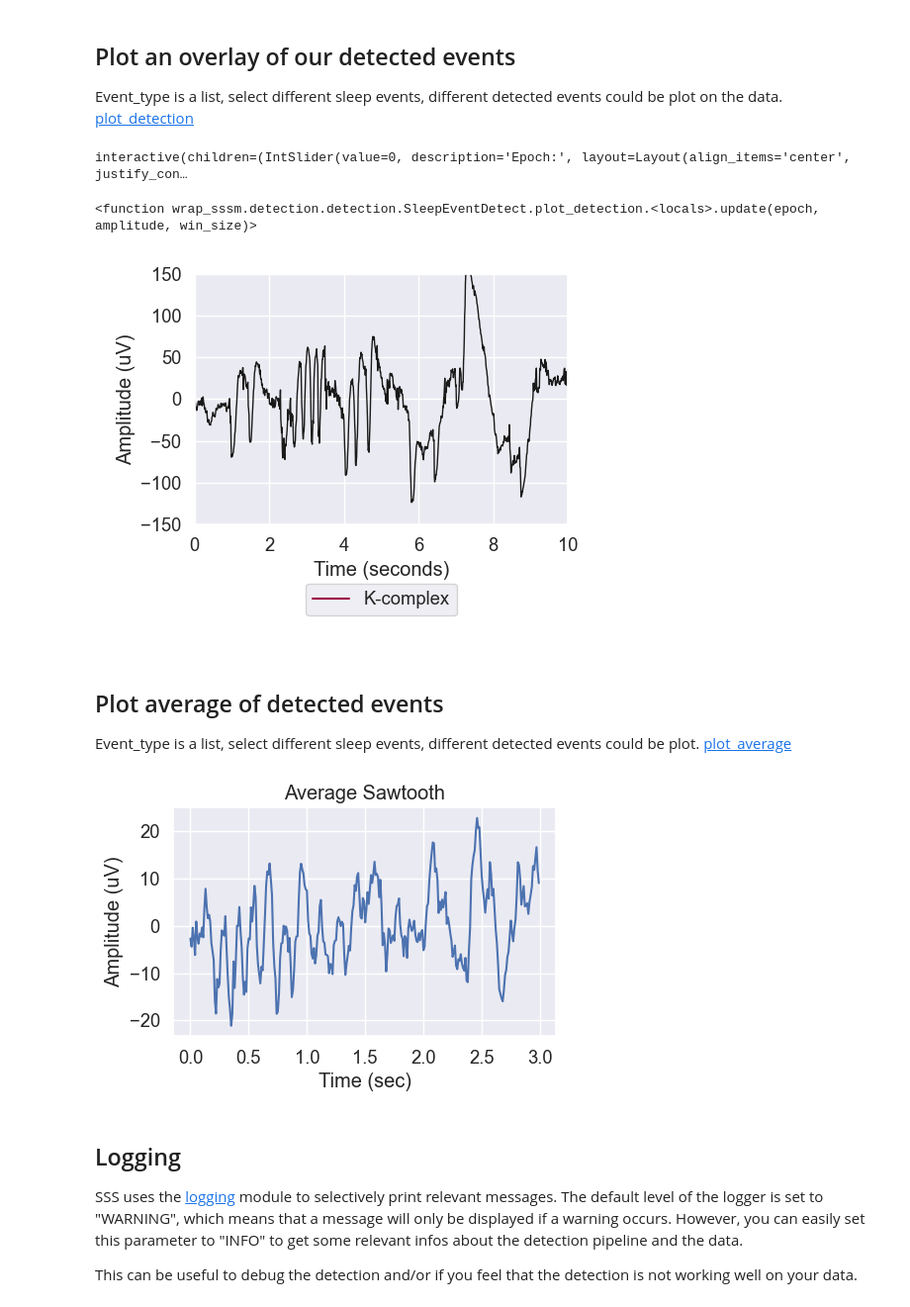
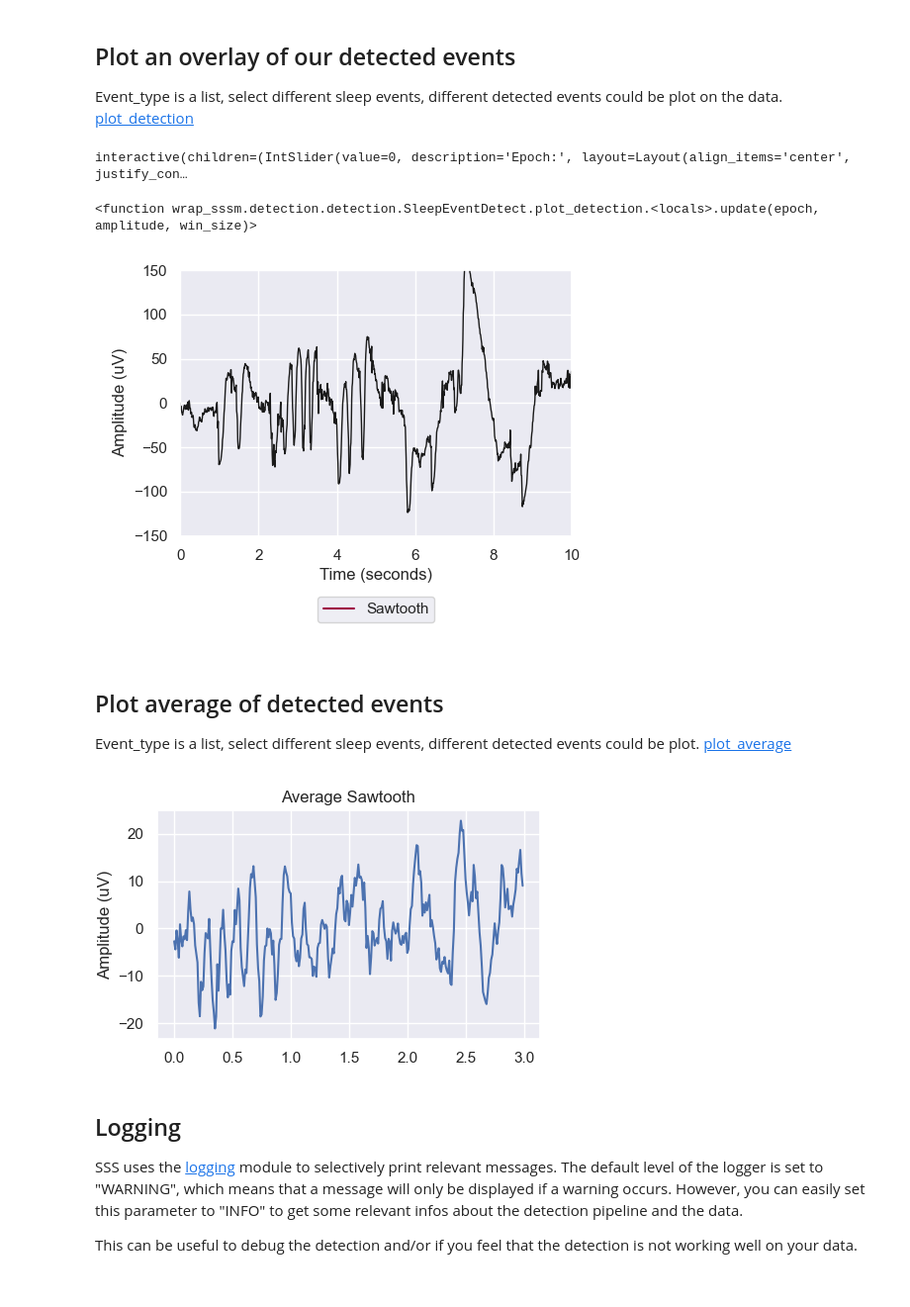
Before and after one commit to didi226/Sleep-Semantic-Segmentation, a Jupyter notebook: docs/source/example/test_wrap_sssm.ipynb, the cells around one changed output. Shown at 99% size. Cells and saved outputs as stored; diff of their text form; code cells hidden in the pictures.

Commit message:
mod notebooke detect sleeep event

```diff
--- a/docs/source/example/test_wrap_sssm.ipynb
+++ b/docs/source/example/test_wrap_sssm.ipynb
@@ -11,7 +11,7 @@ import numpy as np
 import matplotlib.pyplot as plt
 import seaborn as sns
 from wrap_sssm.detection.detection import sleep_event_detect
-sns.set(font_scale=1.2)
+sns.set(font_scale=1)
 %matplotlib inline
 # %% [markdown]
 ## Loading data
@@ -108,11 +108,11 @@ See the caveats in the documentation: https://pandas.pydata.org/pandas-docs/stab
  Event_type is a list, select different sleep events, different  detected events could be plot on the data. [plot_detection](https://sleep-semantic-segmentation.readthedocs.io/en/latest/_modules/wrap_sssm/detection/detection.html#SleepEventDetect.plot_detection)
 # %%
 %matplotlib widget
-sp.plot_detection(event_type=['K-complex'],figsize=(5, 4))
+sp.plot_detection(event_type=['Sawtooth'],figsize=(5, 4))
 # %% [output]
 interactive(children=(IntSlider(value=0, description='Epoch:', layout=Layout(align_items='center', justify_con…
 <function wrap_sssm.detection.detection.SleepEventDetect.plot_detection.<locals>.update(epoch, amplitude, win_size)>
-[figure, old version]
+[figure, new version]
 # %% [markdown]
 ## Plot average of  detected events
  Event_type is a list, select different sleep events, different  detected events could be plot. [plot_average](https://sleep-semantic-segmentation.readthedocs.io/en/latest/_modules/wrap_sssm/detection/detection.html#SleepEventDetect.plot_average)
@@ -120,7 +120,7 @@ interactive(children=(IntSlider(value=0, description='Epoch:', layout=Layout(ali
 figure = sp.plot_average(event_type=['Sawtooth'],figsize=(5, 3))
 plt.show()
 # %% [output]
-[figure, old version]
+[figure, new version]
 # %% [markdown]
 ## Logging
 
```
Also changed, not shown: parts of 2 cells of this notebook, 1 other file.
